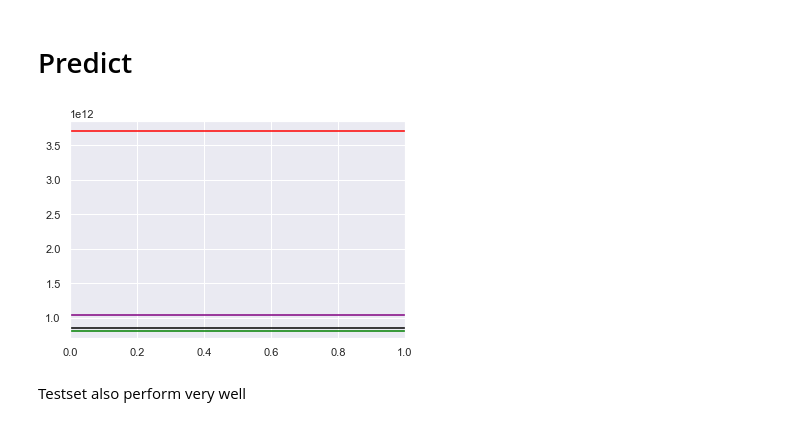
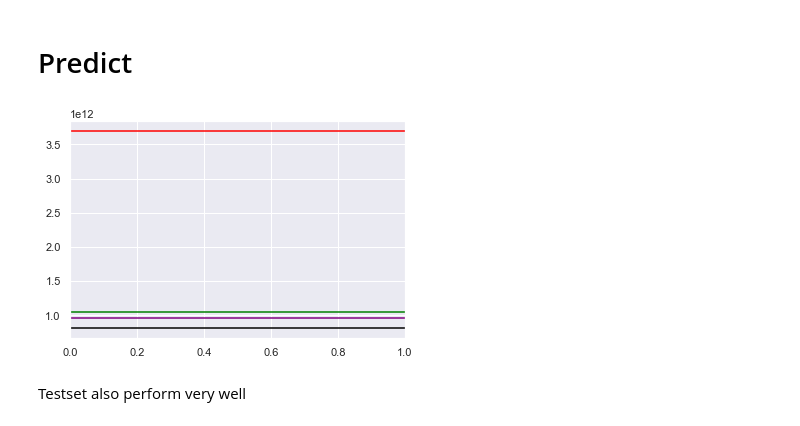
Before and after one commit to MahmoudAdel-hub/Prediction-of-Maadi-homes, a Jupyter notebook: MaadiHouses.ipynb, the cells around one changed output. Cells and saved outputs as stored; diff of their text form; code cells hidden in the pictures.

```diff
--- a/MaadiHouses.ipynb
+++ b/MaadiHouses.ipynb
@@ -318,3 +309,9 @@ X_train,X_test,y_train,y_test=train_test_split(X,y,train_size=0.8)
+# %%
+y_train=y_train[(y_train<=high)&(y_train>=low)]
+y_test=y_test[(y_test<=high)&(y_test>=low)]
+# %%
+X_train=X_train[X_train.index.isin(y_train.index)]
+X_test=X_test[X_test.index.isin(y_test.index)]
 # %% [markdown]
 # BaseLine Model
 # %%
@@ -331,7 +328,7 @@ model=Pipeline([('Transformation',Preprocessing),('model',Ridge())])
 # %%
 cv=cross_val_score(model,X_train,y_train,cv=4,n_jobs=-1,scoring=mse)
 # %%
-msq_cv=np.mean(cv)
+cv_mse=np.mean(cv)
 # %%
 model.fit(X_train,y_train)
 # %% [output]
@@ -349,7 +346,7 @@ Pipeline(steps=[('Transformation',
                                                    'area_in_squared_meters'])])),
                 ('model', Ridge())])
 # %%
-train_msq=mean_squared_error(y_train,model.predict(X_train))
+train_mse=mean_squared_error(y_train,model.predict(X_train))
 # %% [markdown]
 # Evaluate
 # %%
@@ -366,12 +363,12 @@ cross validation and training msq are less than Baseline Model
 # Predict
 # %%
 plt.axhline(baseline,color='red')
-plt.axhline(train_msq,color='black')
-plt.axhline(msq_cv,color='purple')
+plt.axhline(train_mse,color='black')
+plt.axhline(cv_mse,color='purple')
 plt.axhline(mean_squared_error(y_test,model.predict(X_test)),color='green')
 plt.show()
 # %% [output]
-[figure, old version]
+[figure, new version]
 # %% [markdown]
 Testset also perform very well
 # %% [markdown]
```
Also changed, not shown: parts of 37 cells of this notebook, 1 other file.
